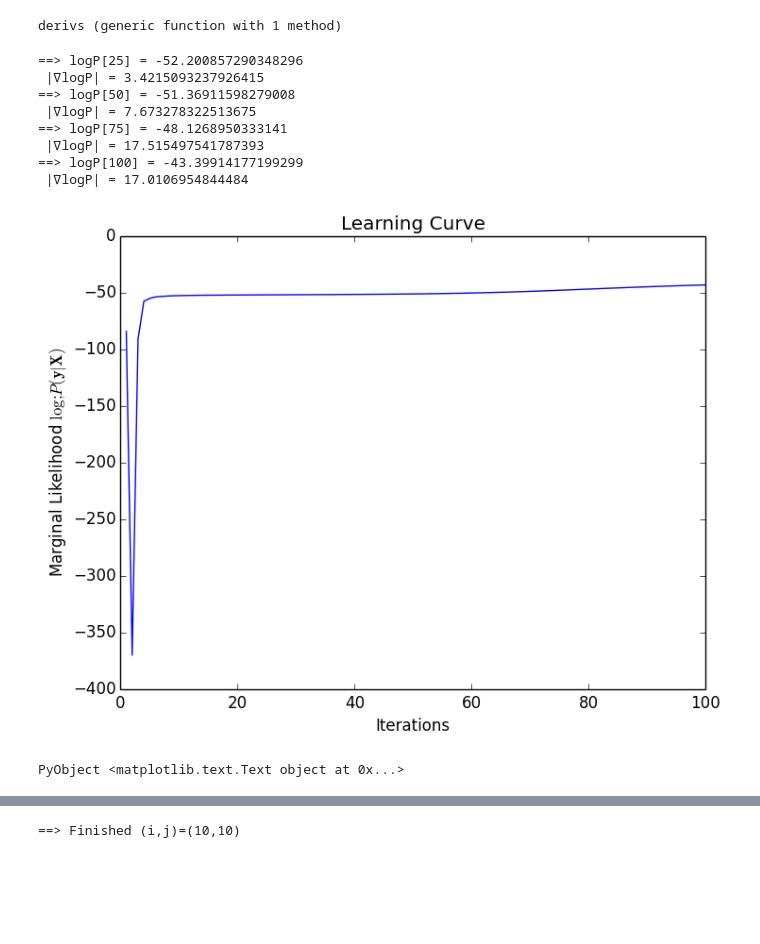
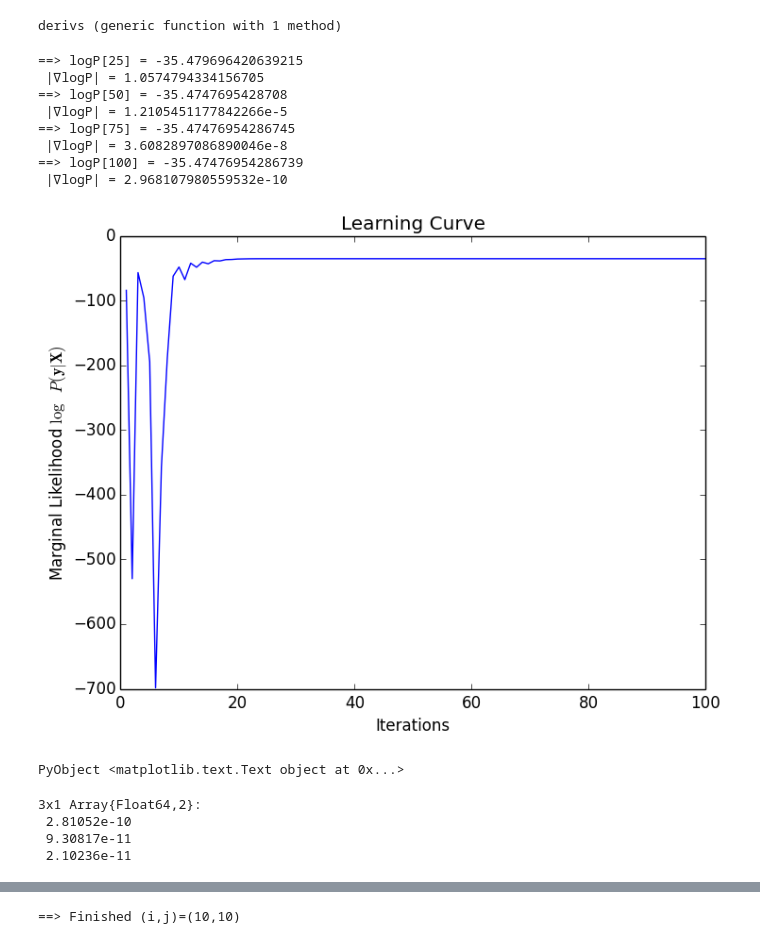
Before and after one commit to cdipaolo/inflection, a Jupyter notebook: notebooks/1.0-gp-regression.ipynb, the cells around one changed output, grey strips where cells are left out. Saved outputs shown, nothing was run; the diff lists cells and outputs as text; code cells hidden in the pictures; blank space fills up the shorter version.

```diff
--- a/notebooks/1.0-gp-regression.ipynb
+++ b/notebooks/1.0-gp-regression.ipynb
@@ -609,46 +609,53 @@ derivs (generic function with 1 method)
 # %%
 # run gradient descent
 
 σ = 0.75
 l = 0.2
 σ_y = 0.2
 params = [log(σ^2); log(l^2); log(σ_y^2)]''
 # params = randn(3,1) # random instantiation converges much slower!
 se = SEKernel(params)
 
 n_iters = 100
 lr = 0.05
-β = 1.0
+β = 0.75
 ∇logP = [0.; 0.; 0.]
 logP  = zeros(n_iters)
 for i=1:n_iters
     ∇logP, logP[i] = derivs(se, t, tsla)
 
     # we want to maximize logP so we
     # will step `lr/i` in the direction of
     # the graditent
-    se.params += (lr/(β*i))*∇logP
+    se.params += (lr/(β*sqrt(i)))*∇logP
 
     if i%25 == 0
         println("==> logP[$(i)] = $(logP[i])\n |∇logP| = $(norm(∇logP))")
     end
 end
 
 plot(collect(1:n_iters), logP)
 title("Learning Curve")
 xlabel("Iterations")
-ylabel("Marginal Likelihood \$\\log\; P(\\mathbf{y}|\\mathbf{X})\$")
+ylabel("Marginal Likelihood \$\\log\\; P(\\mathbf{y}|\\mathbf{X})\$")
 # %% [output]
-==> logP[25] = -52.200857290348296
- |∇logP| = 3.4215093237926415
-==> logP[50] = -51.36911598279008
- |∇logP| = 7.673278322513675
-==> logP[75] = -48.1268950333141
- |∇logP| = 17.515497541787393
-==> logP[100] = -43.39914177199299
- |∇logP| = 17.0106954844484
+==> logP[25] = -35.479696420639215
+ |∇logP| = 1.0574794334156705
+==> logP[50] = -35.4747695428708
+ |∇logP| = 1.2105451177842266e-5
+==> logP[75] = -35.47476954286745
+ |∇logP| = 3.6082897086890046e-8
+==> logP[100] = -35.47476954286739
+ |∇logP| = 2.968107980559532e-10
-[figure, old version]
+[figure, new version]
 PyObject <matplotlib.text.Text object at 0x...>
+# %%
+∇logP
+# %% [output]
+3x1 Array{Float64,2}:
+ 2.81052e-10
+ 9.30817e-11
+ 2.10236e-11
 # %%
 # plot results
 K_ = K(se, t, t)
```
Also changed, not shown: parts of 1 cell of this notebook.
